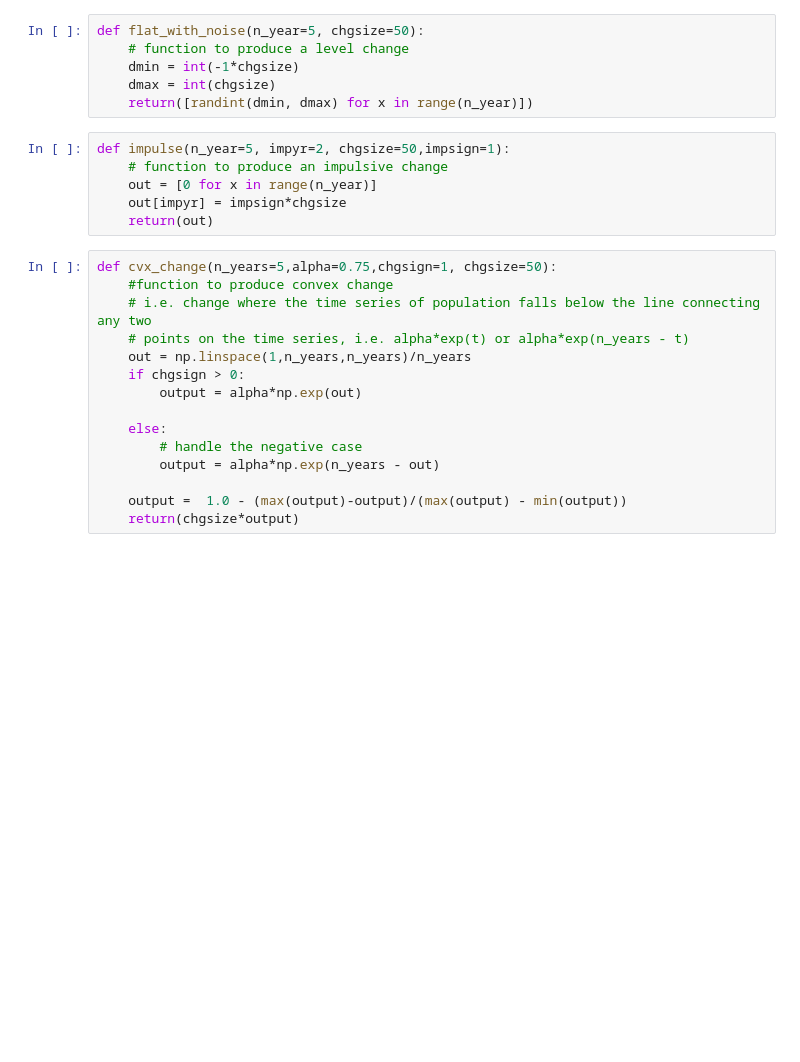
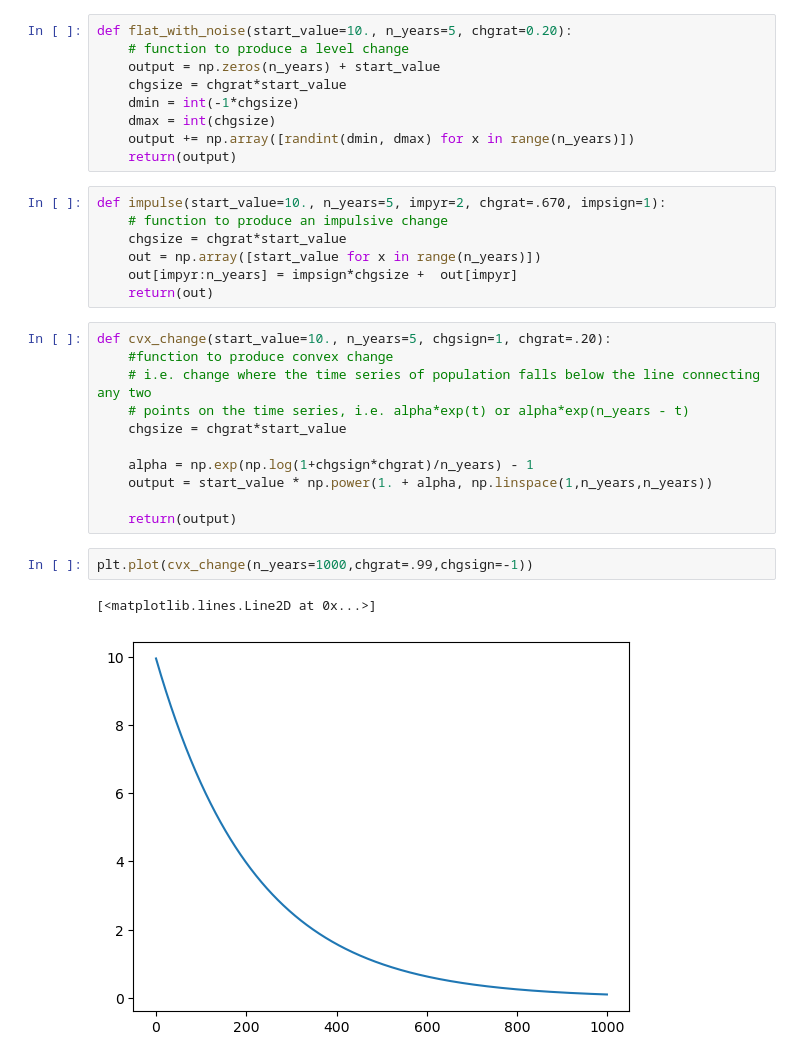
Before and after one commit to amatrhr/cas_570_project, a Jupyter notebook: school_district_and_closure.ipynb, the cells around one changed output. Cells and saved outputs as stored; diff of their text form; blank space fills up the shorter version.

```diff
--- a/school_district_and_closure.ipynb
+++ b/school_district_and_closure.ipynb
@@ -8,28 +32,33 @@ from functools import partial
 # %%
-def flat_with_noise(n_year=5, chgsize=50):
+def flat_with_noise(start_value=10., n_years=5, chgrat=0.20):
     # function to produce a level change
+    output = np.zeros(n_years) + start_value
+    chgsize = chgrat*start_value
     dmin = int(-1*chgsize)
     dmax = int(chgsize)
-    return([randint(dmin, dmax) for x in range(n_year)])
+    output += np.array([randint(dmin, dmax) for x in range(n_years)])
+    return(output)
 # %%
-def impulse(n_year=5, impyr=2, chgsize=50,impsign=1):
+def impulse(start_value=10., n_years=5, impyr=2, chgrat=.670, impsign=1):
     # function to produce an impulsive change
-    out = [0 for x in range(n_year)]
-    out[impyr] = impsign*chgsize
+    chgsize = chgrat*start_value
+    out = np.array([start_value for x in range(n_years)])
+    out[impyr:n_years] = impsign*chgsize +  out[impyr]
     return(out)
 # %%
-def cvx_change(n_years=5,alpha=0.75,chgsign=1, chgsize=50):
+def cvx_change(start_value=10., n_years=5, chgsign=1, chgrat=.20):
     #function to produce convex change
     # i.e. change where the time series of population falls below the line connecting any two
     # points on the time series, i.e. alpha*exp(t) or alpha*exp(n_years - t)
-    out = np.linspace(1,n_years,n_years)/n_years
-    if chgsign > 0:
-        output = alpha*np.exp(out)
+    chgsize = chgrat*start_value
 
-    else:
-        # handle the negative case
-        output = alpha*np.exp(n_years - out)
+    alpha = np.exp(np.log(1+chgsign*chgrat)/n_years) - 1
+    output = start_value * np.power(1. + alpha, np.linspace(1,n_years,n_years))
 
-    output =  1.0 - (max(output)-output)/(max(output) - min(output))
-    return(chgsize*output)
+    return(output)
+# %%
+plt.plot(cvx_change(n_years=1000,chgrat=.99,chgsign=-1))
+# %% [output]
+[<matplotlib.lines.Line2D at 0x...>]
+[figure, added]
 # %%
```
Also changed, not shown: parts of 10 cells of this notebook.
